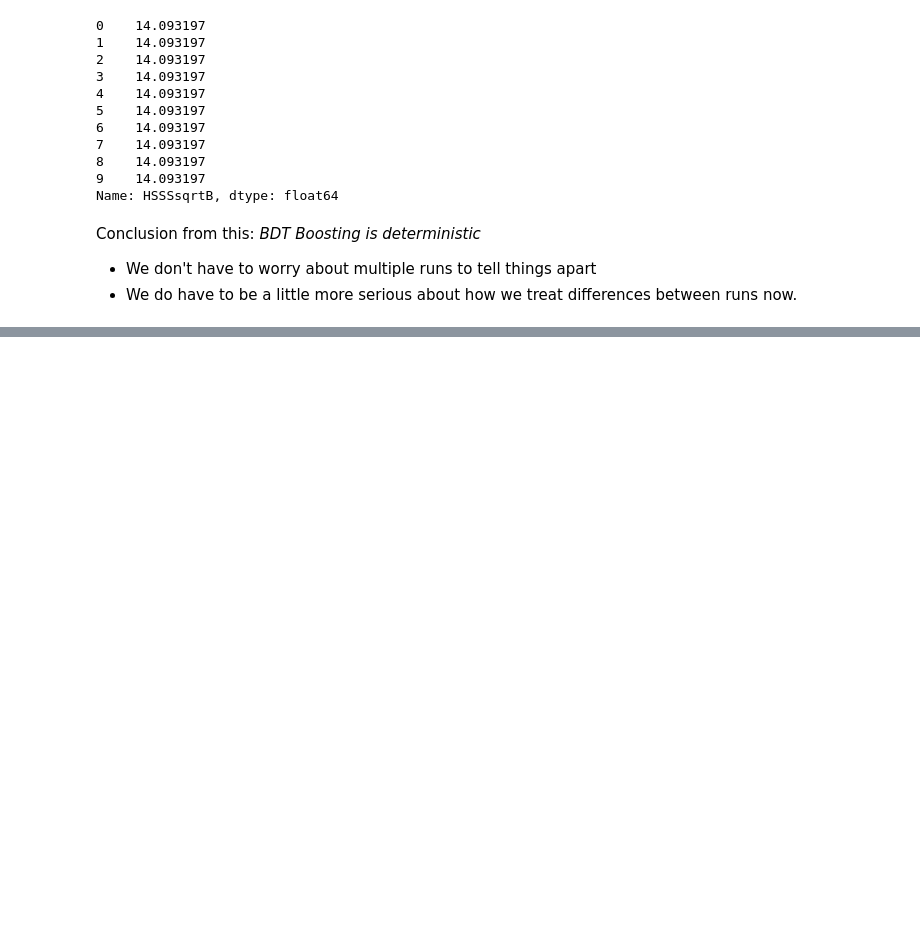
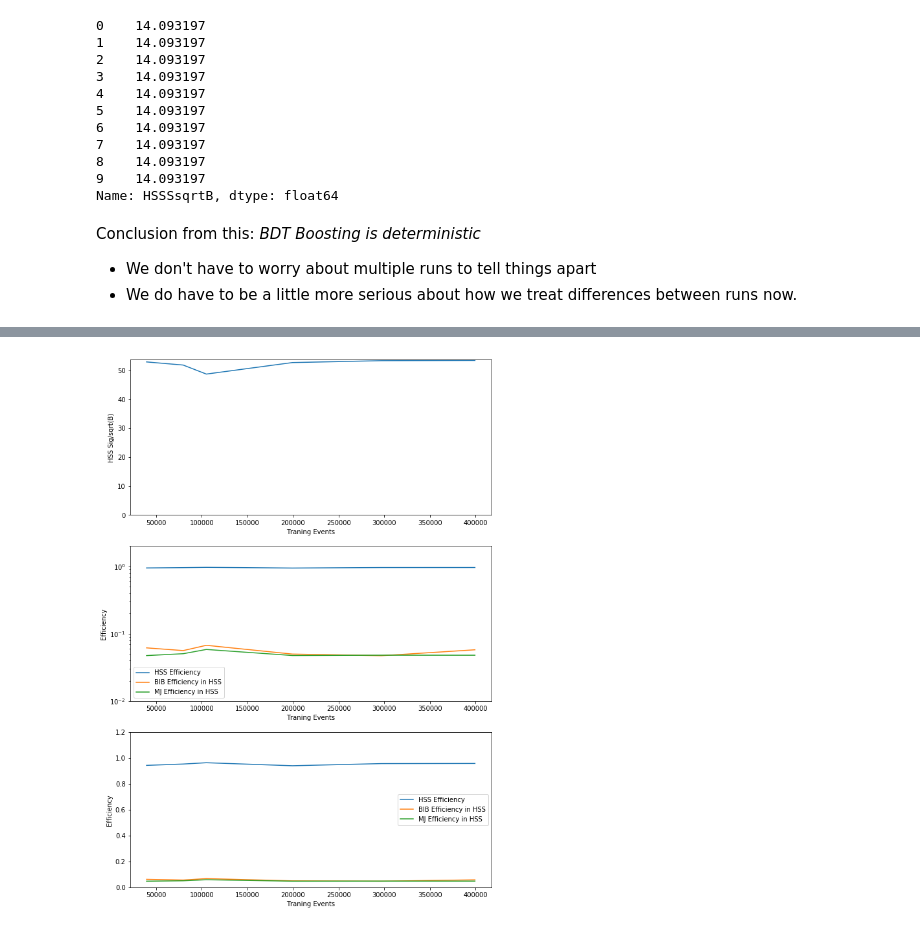
Before and after one commit to gordonwatts/JetCutStudies, a Jupyter notebook: notebooks/How Many Events Do We Need.ipynb, the cells around one changed output, grey strips where cells are left out. Cells and saved outputs as stored; diff of their text form; code cells hidden in the pictures; blank space fills up the shorter version.

Commit message:
Looking at training performance as a function of the number of events

```diff
--- a/notebooks/How Many Events Do We Need.ipynb
+++ b/notebooks/How Many Events Do We Need.ipynb
@@ -43,5 +43,5 @@ def fraction (fractionGoal):
     #return lambda x: len([i for i in seq if x%i == 0]) != 0
     #return lambda x: x%i == 0
 # %%
-all_events = load_default_samples("20")
+all_events = load_default_samples("24")
 # %% [output]
@@ -55,9 +55,9 @@ Some memory load information from the above. These numbers are pulled from the t
 - 600K events each for BIB, MJ, and Signal: 600 MB
 # %%
 def calcDFFilter (df, seq):
-    gf, *gfRest = [df.EventNumber%i!=0 for i in seq]
+    gf, *gfRest = [df.EventNumber%i==0 for i in seq]
     for g in gfRest:
-        gf = gf & g
+        gf = gf | g
     return gf
 
 def get_fraction_of_events(events, fractionToUse):
@@ -129,0 +166,3 @@ Conclusion from this: *BDT Boosting is deterministic*
+# %%
+%%time
+r = run_trends(all_events, [1.0, 0.75, 0.50, 0.30, 0.20, 0.10])
@@ -129,0 +171,3 @@ Conclusion from this: *BDT Boosting is deterministic*
+# %%
+rdf = pd.DataFrame(r)
+rdf
@@ -129,0 +202,30 @@ Conclusion from this: *BDT Boosting is deterministic*
+# %%
+f = plt.figure(figsize=(10,15))
+ax = plt.subplot(311)
+plt.plot(rdf.columns, rdf.loc['HSSSsqrtB'])
+ax.set_ylim(0.0, plt.ylim()[1])
+ax.set_xlabel("Traning Events")
+ax.set_ylabel("HSS Sig/sqrt(B)")
+
+ax2 = plt.subplot(312)
+plt.plot(rdf.columns, rdf.loc['HSSEff'], label='HSS Efficiency')
+plt.plot(rdf.columns, rdf.loc['BIBinHSS']/rdf.loc['BIBTotalWeight'], label='BIB Efficiency in HSS')
+plt.plot(rdf.columns, rdf.loc['MJinHSS']/rdf.loc['MJTotalWeight'], label='MJ Efficiency in HSS')
+ax2.set_ylim(0.01, 2.0)
+ax2.set_xlabel("Traning Events")
+ax2.set_ylabel("Efficiency")
+ax2.set_yscale('log')
+ax2.legend()
+
+ax2 = plt.subplot(313)
+plt.plot(rdf.columns, rdf.loc['HSSEff'], label='HSS Efficiency')
+plt.plot(rdf.columns, rdf.loc['BIBinHSS']/rdf.loc['BIBTotalWeight'], label='BIB Efficiency in HSS')
+plt.plot(rdf.columns, rdf.loc['MJinHSS']/rdf.loc['MJTotalWeight'], label='MJ Efficiency in HSS')
+ax2.set_ylim(0, 1.2)
+ax2.set_xlabel("Traning Events")
+ax2.set_ylabel("Efficiency")
+ax2.legend()
+
+plt.show()
+# %% [output]
+[figure, added]
```
Also changed, not shown: parts of 6 cells of this notebook.
